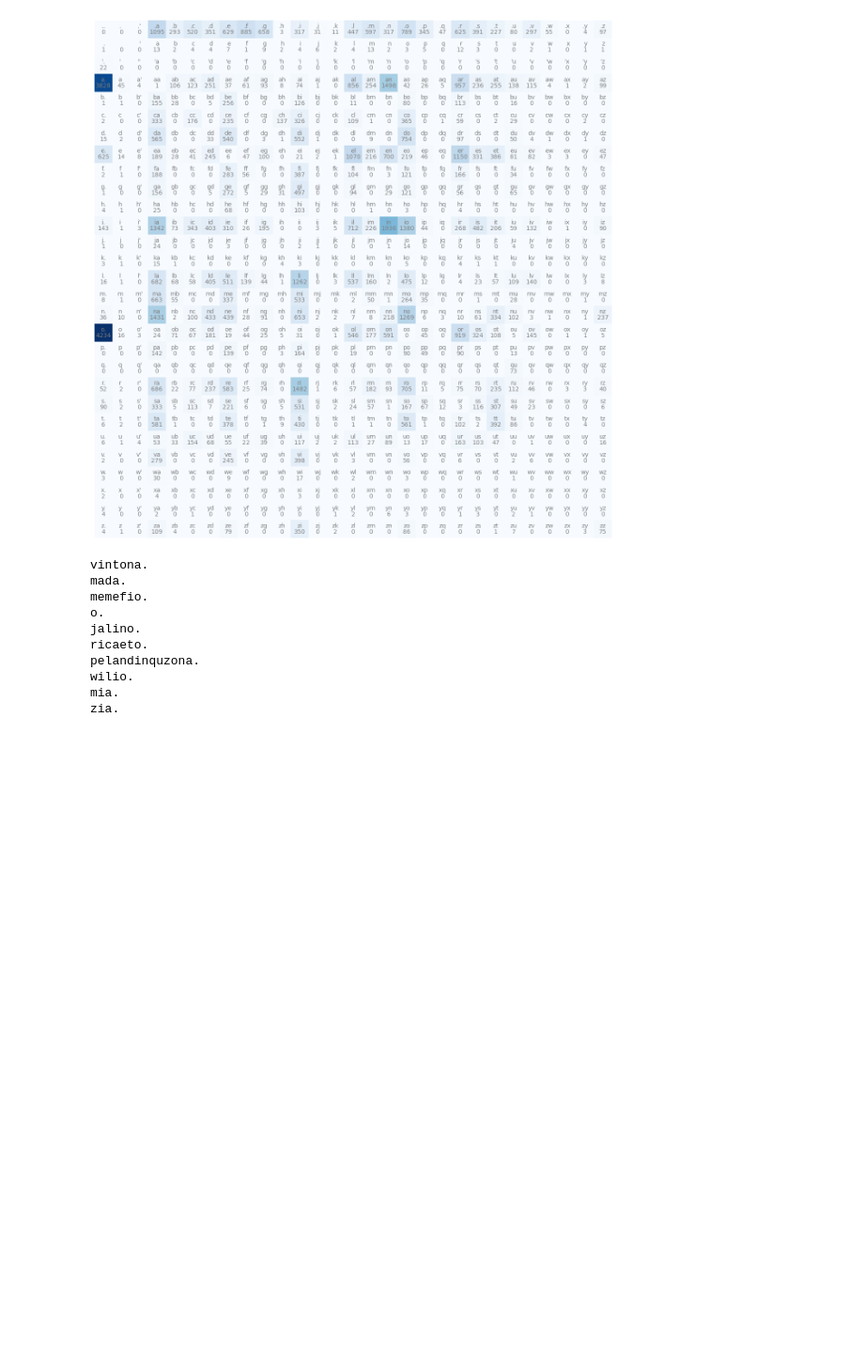
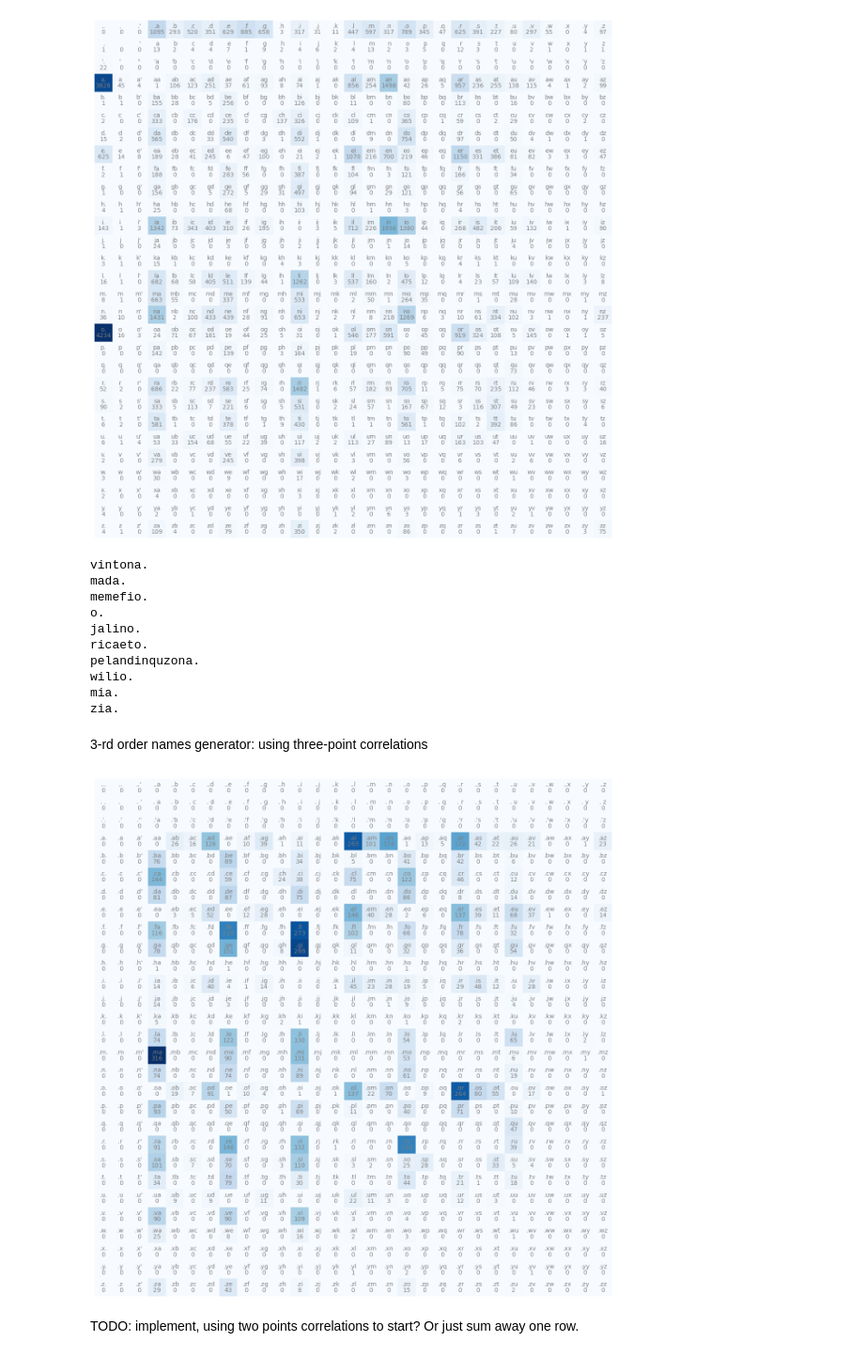
Before and after one commit to leonardopetrini/learning-italian-names, a Jupyter notebook: n-th_order_statistics.ipynb, the cells around one changed output. Shown at 94% size. Cells and saved outputs as stored; diff of their text form; code cells hidden in the pictures; blank space fills up the shorter version.

```diff
--- a/0th, 1st and 2nd order statistics.ipynb
+++ b/n-th_order_statistics.ipynb
@@ -166,3 +166,30 @@ pelandinquzona.
 wilio.
 mia.
 zia.
+# %% [markdown]
+3-rd order names generator: using three-point correlations
+# %%
+N = torch.zeros((voc_len, voc_len, voc_len), dtype=torch.int32)
+for w in words:
+    chs = ['.'] + list(w) + ['.']
+    for ch1, ch2, ch3 in zip(chs, chs[1:], chs[2:]):
+        ix1 = stoi[ch1]
+        ix2 = stoi[ch2]
+        ix3 = stoi[ch3]
+        N[ix1, ix2, ix3] += 1
+# %%
+# check words beginnings
+plt.figure(figsize=(16,16), dpi=100)
+k = 0
+plt.imshow(N[k], cmap='Blues')
+for i in range(voc_len):
+    for j in range(voc_len):
+        chstr = itos[k] + itos[i] + itos[j]
+        plt.text(j, i, chstr, ha="center", va="bottom", color='gray')
+        plt.text(j, i, N[k, i, j].item(), ha="center", va="top", color='gray')
+plt.axis('off');
+# %% [output]
+[figure, added]
+# %% [markdown]
+TODO: implement, using two points correlations to start?
+Or just sum away one row.
```
Also changed, not shown: parts of 1 cell of this notebook, 2 other files.
